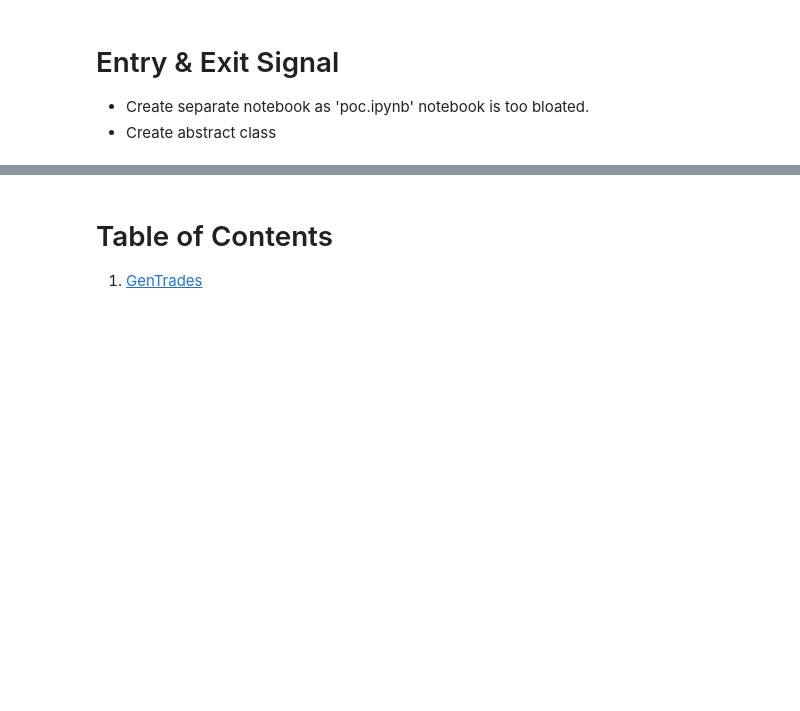
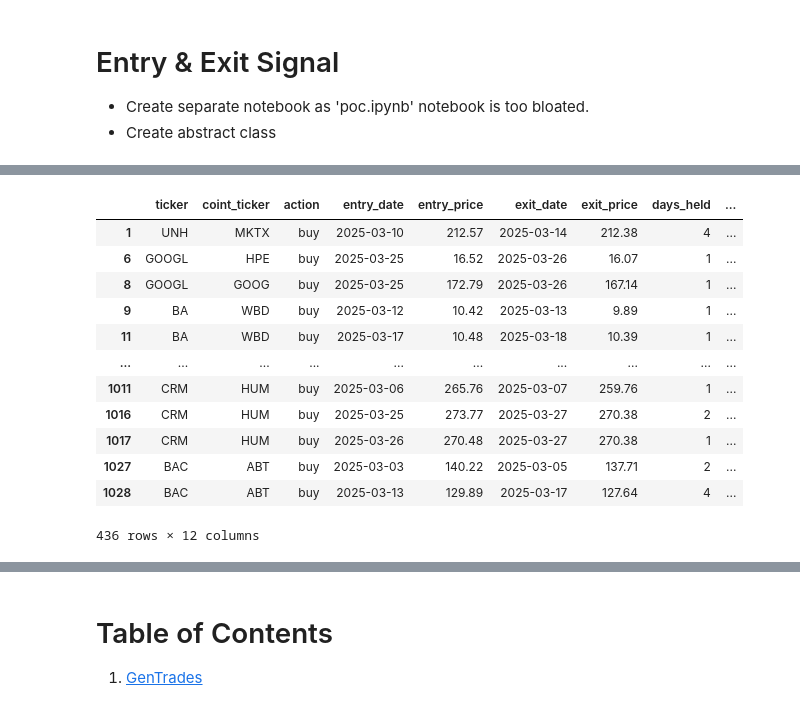
Before and after one commit to CKAbundant/sentiment, a Jupyter notebook: signal.ipynb, the cells around one changed output, grey strips where cells are left out. Drawn from its saved outputs; the diff is of its cells as text; code cells hidden in the pictures; blank space fills up the shorter version.

```diff
--- a/signal.ipynb
+++ b/signal.ipynb
@@ -84,0 +49,17 @@ pd.read_csv("./data/results/2025-04-01/top_15_tickers.csv")
+# %%
+neg = results.loc[results["win"] == 0, :]
+neg
+# %% [output]
+|  | ticker | coint_ticker | action | entry_date | entry_price | exit_date | exit_price | days_held | ... |
+| 1 | UNH | MKTX | buy | 2025-03-10 | 212.57 | 2025-03-14 | 212.38 | 4 | ... |
+| 6 | GOOGL | HPE | buy | 2025-03-25 | 16.52 | 2025-03-26 | 16.07 | 1 | ... |
+| 8 | GOOGL | GOOG | buy | 2025-03-25 | 172.79 | 2025-03-26 | 167.14 | 1 | ... |
+| 9 | BA | WBD | buy | 2025-03-12 | 10.42 | 2025-03-13 | 9.89 | 1 | ... |
+| 11 | BA | WBD | buy | 2025-03-17 | 10.48 | 2025-03-18 | 10.39 | 1 | ... |
+| ... | ... | ... | ... | ... | ... | ... | ... | ... | ... |
+| 1011 | CRM | HUM | buy | 2025-03-06 | 265.76 | 2025-03-07 | 259.76 | 1 | ... |
+| 1016 | CRM | HUM | buy | 2025-03-25 | 273.77 | 2025-03-27 | 270.38 | 2 | ... |
+| 1017 | CRM | HUM | buy | 2025-03-26 | 270.48 | 2025-03-27 | 270.38 | 1 | ... |
+| 1027 | BAC | ABT | buy | 2025-03-03 | 140.22 | 2025-03-05 | 137.71 | 2 | ... |
+| 1028 | BAC | ABT | buy | 2025-03-13 | 129.89 | 2025-03-17 | 127.64 | 4 | ... |
+436 rows × 12 columns
```
Also changed, not shown: parts of 11 cells of this notebook, 12 other files.
